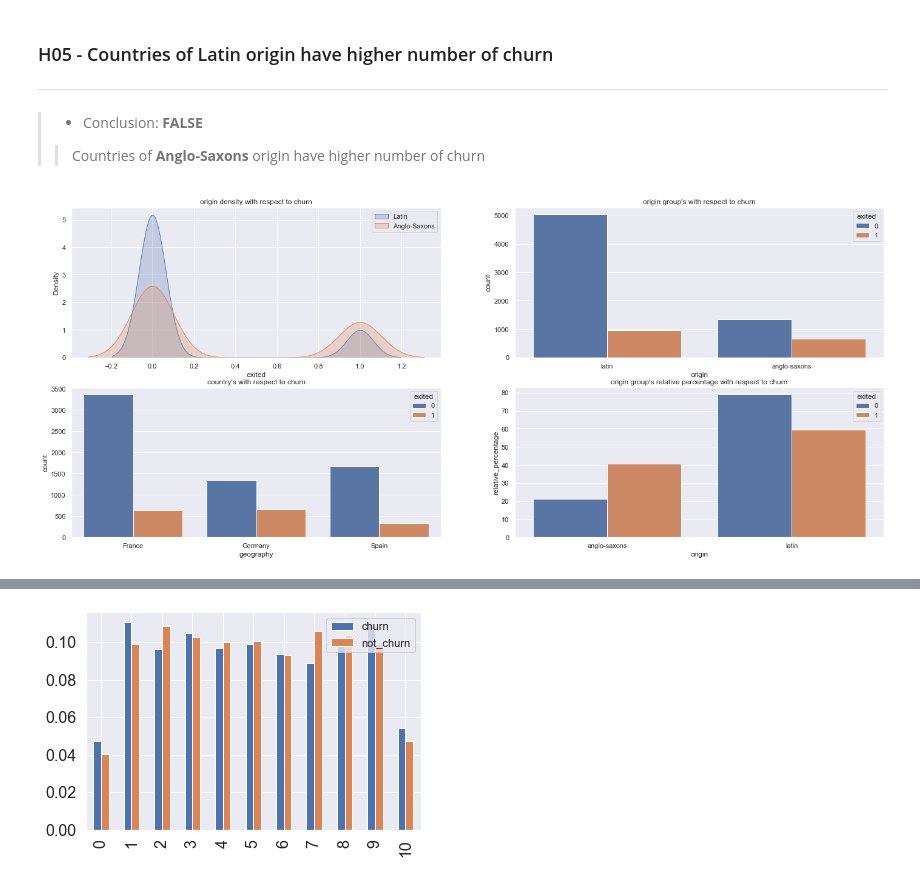
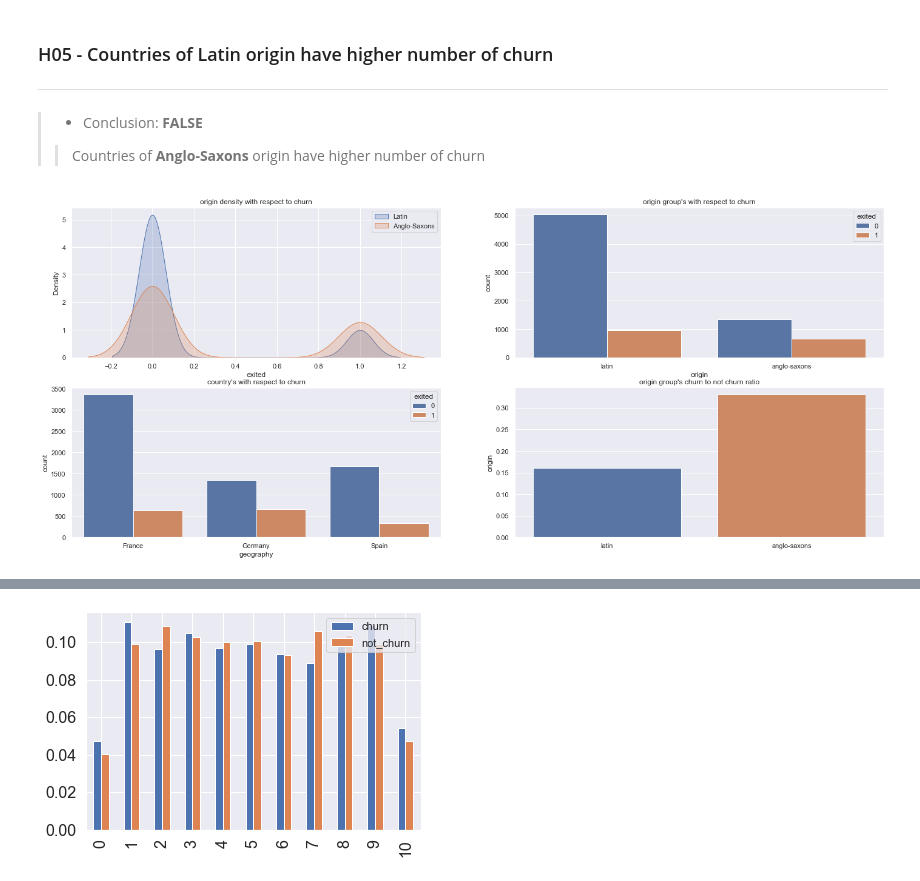
Before and after one commit to FabioCaffarello/Churn-Prediction-TopBank, a Jupyter notebook: 02-Notebooks/02-Scond_Cycle_CRISP/workflow_complete.ipynb, the cells around one changed output, grey strips where cells are left out. Saved outputs shown, nothing was run; the diff lists cells and outputs as text; code cells hidden in the pictures.

Commit message:
add origin  hypothesis

```diff
--- a/02-Notebooks/02-Scond_Cycle_CRISP/workflow_complete.ipynb
+++ b/02-Notebooks/02-Scond_Cycle_CRISP/workflow_complete.ipynb
@@ -791,35 +791,28 @@ plt.xticks(rotation=45);
 # %%
 aux05 = df04[['origin', 'exited', 'geography']]
 
+# figure size
 plt.figure(figsize(24,10))
+
+# origin density
 plt.subplot(2,2,1)
 sns.kdeplot(aux05[aux05['origin'] == 'latin']['exited'], label='Latin', shade=True);
 sns.kdeplot(aux05[aux05['origin'] == 'anglo-saxons']['exited'], label='Anglo-Saxons', shade=True);
 plt.title("origin density with respect to churn");
 plt.legend();
 
+# origin group's
 plt.subplot(2,2,2)
 sns.countplot(x='origin', hue='exited', data=aux05).set_title("origin group's with respect to churn");
 
+# country's plot
 plt.subplot(2,2,3)
 sns.countplot(x='geography', hue='exited', data=aux05).set_title("country's with respect to churn");
 
-
-# salary_binned, exited and number of clients
-aux05 = aux05.groupby(['origin', 'exited'])['geography'].count().reset_index()
-
-# rename new dataframe columns
-aux05.columns = ['origin', 'exited', 'customers']
-
-# sum of clients in churn and not in churn
-aux05_churn = aux05[aux05['exited'] == 1]['customers'].sum()
-aux05_not_churn = aux05[aux05['exited'] == 0]['customers'].sum()
-
-# calculate the relative percentage of clients in churn and active clients
-aux05['relative_percentage'] = aux05.\
-apply(lambda row: ((row['customers'] / aux05_churn)*100) if row['exited'] == 1 else ((row['customers'] / aux05_not_churn)*100), axis=1)
-
+#
 plt.subplot(2,2,4)
-sns.barplot(x='origin', y='relative_percentage', hue='exited', data=aux05).set_title("origin group's relative percentage with respect to churn");
+aux05_ratio_churn = aux05[aux05['exited']==1]['origin'].value_counts() / (aux05[aux05['exited']==0]['origin'].value_counts() + aux05[aux05['exited']==1]['origin'].value_counts())
+sns.barplot(x=aux05_ratio_churn.index, y=aux05_ratio_churn).\
+set_title("origin group's churn to not churn ratio");
 # %% [output]
-[figure, old version]
+[figure, new version]
```
Also changed, not shown: parts of 1 cell of this notebook.
